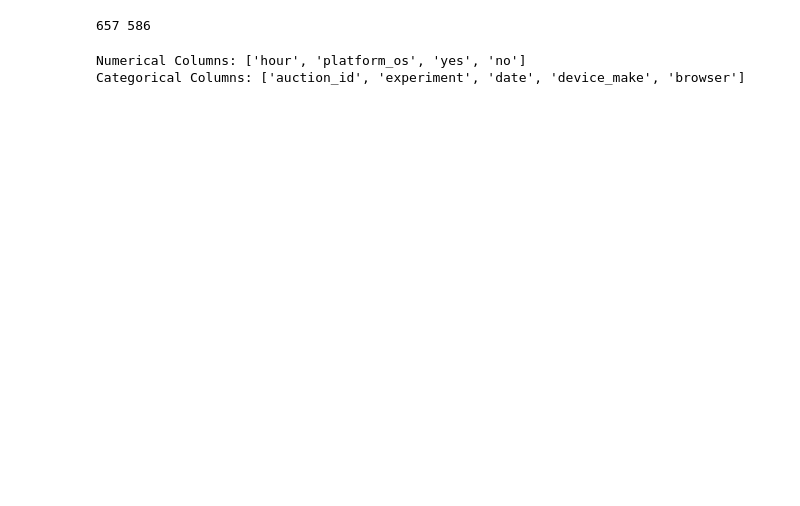
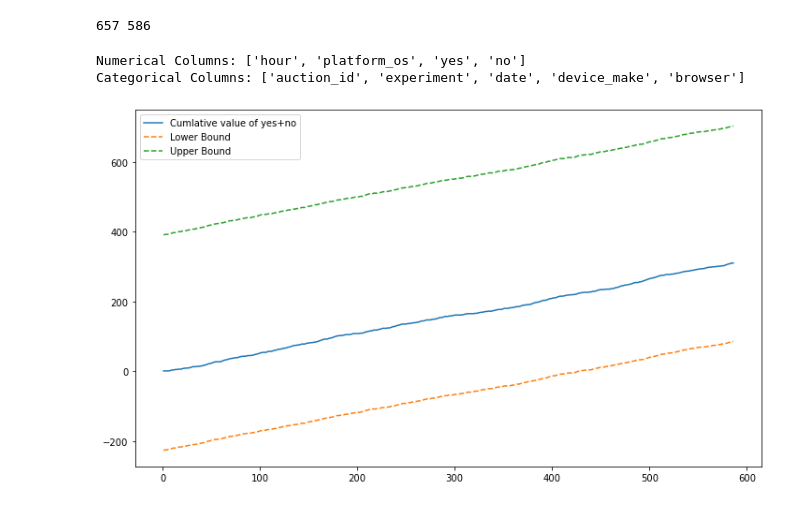
Before and after one commit to yonamg/Ad-campaign-performance, a Jupyter notebook: notebooks/sequential_testing.ipynb, the cells around one changed output. Cells and saved outputs as stored; diff of their text form; code cells hidden in the pictures; blank space fills up the shorter version.

```diff
--- a/notebooks/sequential_testing.ipynb
+++ b/notebooks/sequential_testing.ipynb
@@ -296,3 +296,11 @@ exposed_group,control_group=transform_data(df)
 odd_ratio = 1.01
 alpha = 0.05
 beta = 0.1
+# %%
+conditionalSPRTObj = ConditionalSPRT(exposed_group,control_group, odd_ratio, alpha, beta)
+# %%
+res = conditionalSPRTObj.run()
+# %%
+conditionalSPRTObj.plotExperiment(res)
+# %% [output]
+[figure, added]
```
